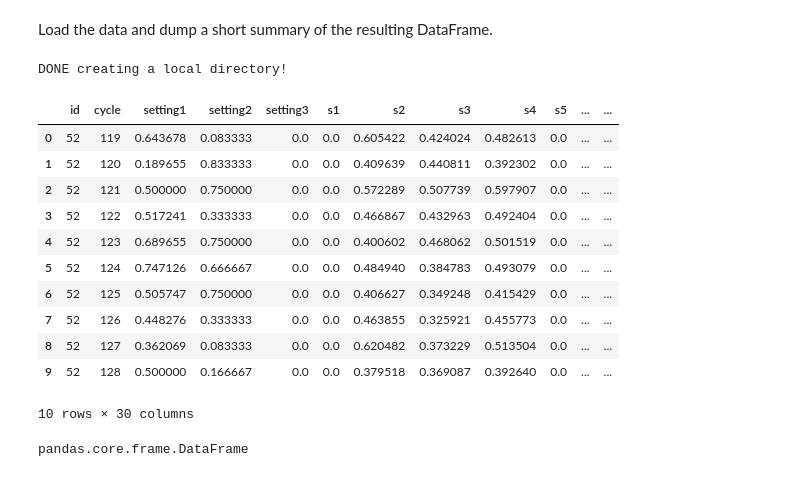
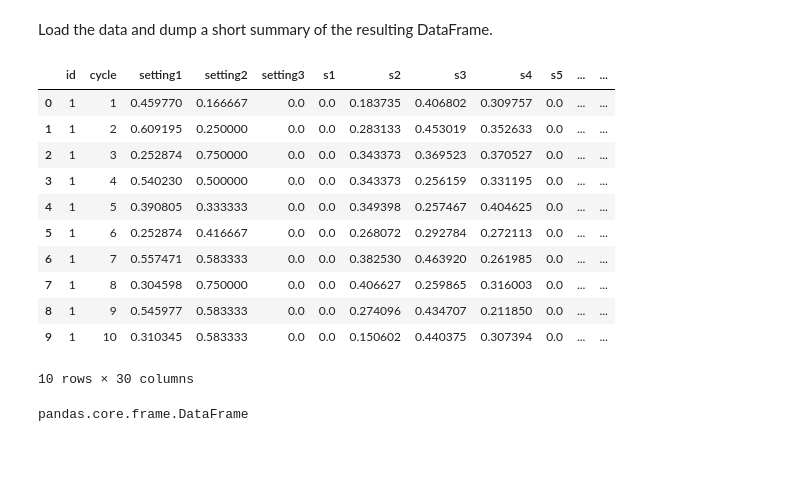
Before and after one commit to Azure-Samples/MachineLearningSamples-DeepLearningforPredictiveMaintenance, a Jupyter notebook: Code/2_model_building_and_evaluation.ipynb, the cells around one changed output. Cells and saved outputs as stored; diff of their text form; code cells hidden in the pictures.

Commit message:
Remove spark code and Azure storage
Clean up operationalization step 1

```diff
--- a/Code/2_model_building_and_evaluation.ipynb
+++ b/Code/2_model_building_and_evaluation.ipynb
@@ -71,35 +38,34 @@ TEST_DATA = 'PM_test_files.parquet'
+# %%
+# We will store each of these data sets in a local persistance folder
+SHARE_ROOT = os.environ['AZUREML_NATIVE_SHARE_DIRECTORY']
+
+# These file names detail the data files.
+TRAIN_DATA = 'PM_train_files.pkl'
+TEST_DATA = 'PM_test_files.pkl'
+
+# We'll serialize the model in json format
+LSTM_MODEL = 'modellstm.json'
+
+# and store the weights in h5
+MODEL_WEIGHTS = 'modellstm.h5'
 # %% [markdown]
 Load the data and dump a short summary of the resulting DataFrame.
-# %%
-# load the previous created final dataset into the workspace
-# create a local path where we store results
-if not os.path.exists(TRAIN_DATA):
-    os.makedirs(TRAIN_DATA)
-    print('DONE creating a local directory!')
-
-# download the entire parquet result folder to local path for a new run
-for blob in az_blob_service.list_blobs(CONTAINER_NAME):
-    if TRAIN_DATA in blob.name:
-        local_file = os.path.join(TRAIN_DATA, os.path.basename(blob.name))
-        az_blob_service.get_blob_to_path(CONTAINER_NAME, blob.name, local_file)
-
-train_df = spark.read.parquet(TRAIN_DATA)
-train_df = train_df.toPandas()
-train_df.head(10)
-# %% [output]
-DONE creating a local directory!
-|  | id | cycle | setting1 | setting2 | setting3 | s1 | s2 | s3 | s4 | s5 | ... | ... |
-| 0 | 52 | 119 | 0.643678 | 0.083333 | 0.0 | 0.0 | 0.605422 | 0.424024 | 0.482613 | 0.0 | ... | ... |
-| 1 | 52 | 120 | 0.189655 | 0.833333 | 0.0 | 0.0 | 0.409639 | 0.440811 | 0.392302 | 0.0 | ... | ... |
-| 2 | 52 | 121 | 0.500000 | 0.750000 | 0.0 | 0.0 | 0.572289 | 0.507739 | 0.597907 | 0.0 | ... | ... |
-| 3 | 52 | 122 | 0.517241 | 0.333333 | 0.0 | 0.0 | 0.466867 | 0.432963 | 0.492404 | 0.0 | ... | ... |
-| 4 | 52 | 123 | 0.689655 | 0.750000 | 0.0 | 0.0 | 0.400602 | 0.468062 | 0.501519 | 0.0 | ... | ... |
-| 5 | 52 | 124 | 0.747126 | 0.666667 | 0.0 | 0.0 | 0.484940 | 0.384783 | 0.493079 | 0.0 | ... | ... |
-| 6 | 52 | 125 | 0.505747 | 0.750000 | 0.0 | 0.0 | 0.406627 | 0.349248 | 0.415429 | 0.0 | ... | ... |
-| 7 | 52 | 126 | 0.448276 | 0.333333 | 0.0 | 0.0 | 0.463855 | 0.325921 | 0.455773 | 0.0 | ... | ... |
-| 8 | 52 | 127 | 0.362069 | 0.083333 | 0.0 | 0.0 | 0.620482 | 0.373229 | 0.513504 | 0.0 | ... | ... |
-| 9 | 52 | 128 | 0.500000 | 0.166667 | 0.0 | 0.0 | 0.379518 | 0.369087 | 0.392640 | 0.0 | ... | ... |
-10 rows × 30 columns
+# %%
+train_df = pd.read_pickle(SHARE_ROOT + TRAIN_DATA)
+train_df.head(10)
+# %% [output]
+|  | id | cycle | setting1 | setting2 | setting3 | s1 | s2 | s3 | s4 | s5 | ... | ... |
+| 0 | 1 | 1 | 0.459770 | 0.166667 | 0.0 | 0.0 | 0.183735 | 0.406802 | 0.309757 | 0.0 | ... | ... |
+| 1 | 1 | 2 | 0.609195 | 0.250000 | 0.0 | 0.0 | 0.283133 | 0.453019 | 0.352633 | 0.0 | ... | ... |
+| 2 | 1 | 3 | 0.252874 | 0.750000 | 0.0 | 0.0 | 0.343373 | 0.369523 | 0.370527 | 0.0 | ... | ... |
+| 3 | 1 | 4 | 0.540230 | 0.500000 | 0.0 | 0.0 | 0.343373 | 0.256159 | 0.331195 | 0.0 | ... | ... |
+| 4 | 1 | 5 | 0.390805 | 0.333333 | 0.0 | 0.0 | 0.349398 | 0.257467 | 0.404625 | 0.0 | ... | ... |
+| 5 | 1 | 6 | 0.252874 | 0.416667 | 0.0 | 0.0 | 0.268072 | 0.292784 | 0.272113 | 0.0 | ... | ... |
+| 6 | 1 | 7 | 0.557471 | 0.583333 | 0.0 | 0.0 | 0.382530 | 0.463920 | 0.261985 | 0.0 | ... | ... |
+| 7 | 1 | 8 | 0.304598 | 0.750000 | 0.0 | 0.0 | 0.406627 | 0.259865 | 0.316003 | 0.0 | ... | ... |
+| 8 | 1 | 9 | 0.545977 | 0.583333 | 0.0 | 0.0 | 0.274096 | 0.434707 | 0.211850 | 0.0 | ... | ... |
+| 9 | 1 | 10 | 0.310345 | 0.583333 | 0.0 | 0.0 | 0.150602 | 0.440375 | 0.307394 | 0.0 | ... | ... |
+10 rows × 30 columns
 # %%
 type(train_df)
 # %% [output]
```
Also changed, not shown: parts of 21 cells of this notebook, 4 other files.
